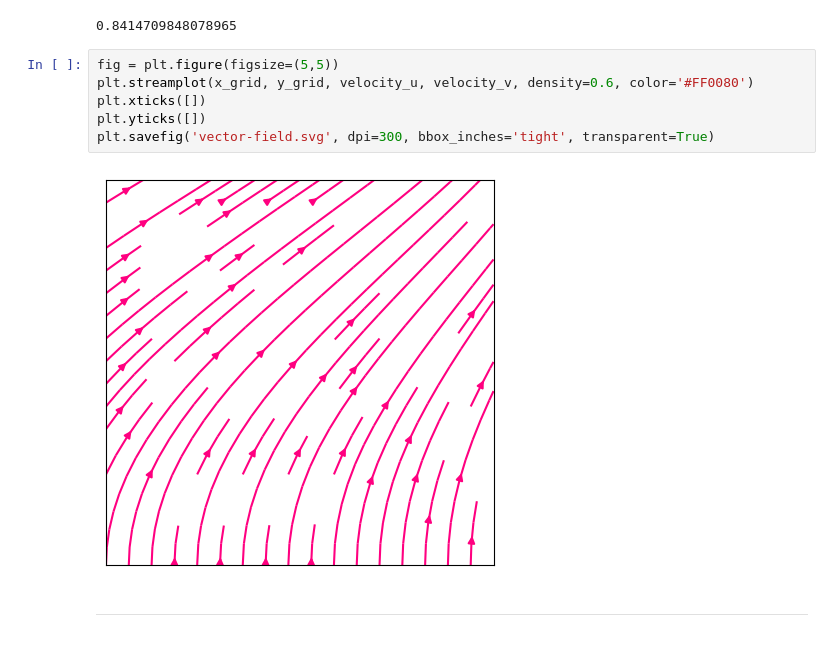
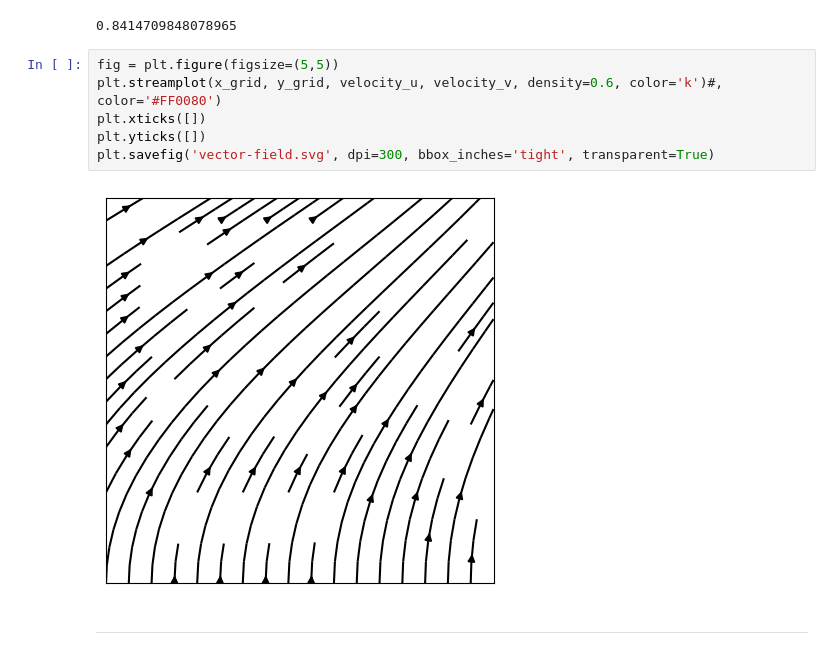
Before and after one commit to kamilazdybal/fluid-dynamics-and-transport-phenomena, a Jupyter notebook: fluid-toolbox/material_derivative/material-derivative.ipynb, the cells around one changed output. Saved outputs shown, nothing was run; the diff lists cells and outputs as text.

```diff
--- a/fluid-toolbox/material_derivative/material-derivative.ipynb
+++ b/fluid-toolbox/material_derivative/material-derivative.ipynb
@@ -52,11 +54,11 @@ np.max(velocity_u)
 0.8414709848078965
 # %%
 fig = plt.figure(figsize=(5,5))
-plt.streamplot(x_grid, y_grid, velocity_u, velocity_v, density=0.6, color='#FF0080')
+plt.streamplot(x_grid, y_grid, velocity_u, velocity_v, density=0.6, color='k')#, color='#FF0080')
 plt.xticks([])
 plt.yticks([])
 plt.savefig('vector-field.svg', dpi=300, bbox_inches='tight', transparent=True)
 # %% [output]
-[figure, old version]
+[figure, new version]
 # %% [markdown]
 ***
```
Also changed, not shown: parts of 1 cell of this notebook, 8 other files.
